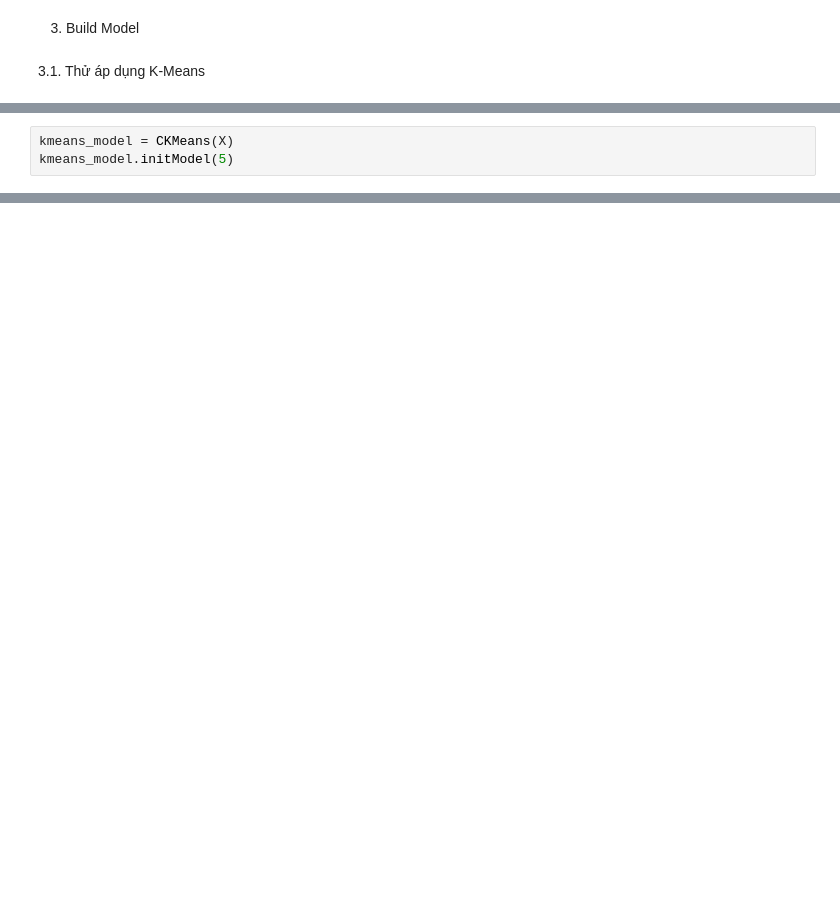
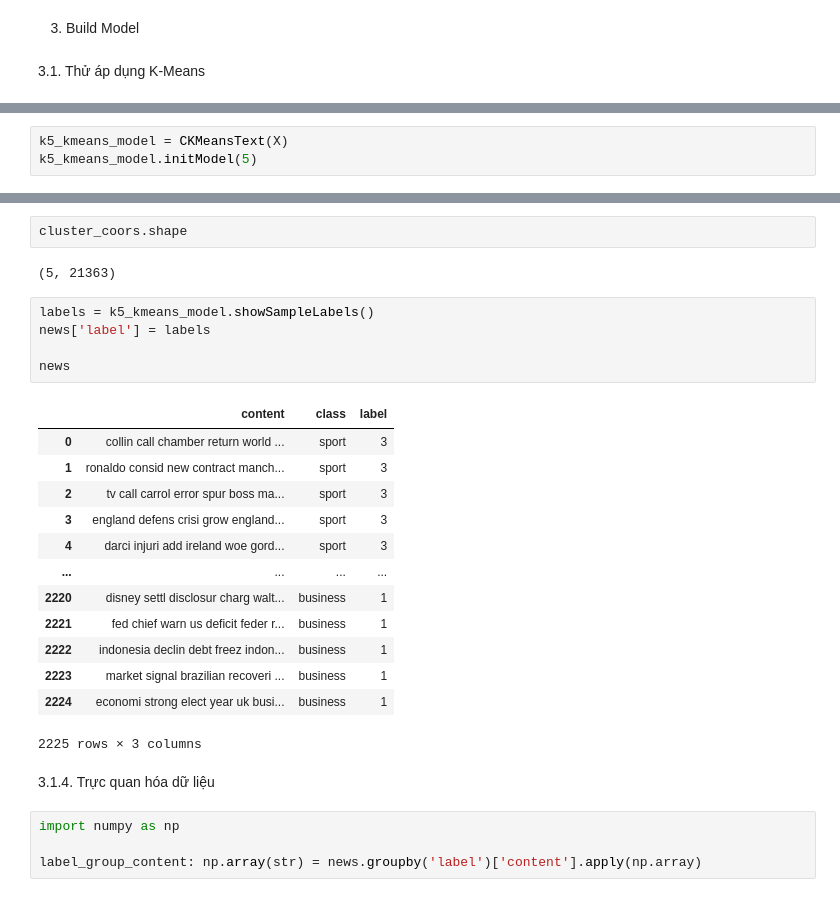
Before and after one commit to cuongpiger/CSC_Machine_Learning_with_Python, a Jupyter notebook: final_exam/bai_1_part_2.ipynb, the cells around one changed output, grey strips where cells are left out. Cells and saved outputs as stored; diff of their text form; blank space fills up the shorter version.

```diff
--- a/final_exam/bai_1_part_2.ipynb
+++ b/final_exam/bai_1_part_2.ipynb
@@ -52,3 +68,3 @@ from modules.kmeans import CKMeans
 # %%
-kmeans_model = CKMeans(X)
-kmeans_model.initModel(5)
+k5_kmeans_model = CKMeansText(X)
+k5_kmeans_model.initModel(5)
@@ -70,0 +86,29 @@ news['content'].values[0]
+# %%
+cluster_coors.shape
+# %% [output]
+(5, 21363)
+# %%
+labels = k5_kmeans_model.showSampleLabels()
+news['label'] = labels
+
+news
+# %% [output]
+|  | content | class | label |
+| 0 | collin call chamber return world ... | sport | 3 |
+| 1 | ronaldo consid new contract manch... | sport | 3 |
+| 2 | tv call carrol error spur boss ma... | sport | 3 |
+| 3 | england defens crisi grow england... | sport | 3 |
+| 4 | darci injuri add ireland woe gord... | sport | 3 |
+| ... | ... | ... | ... |
+| 2220 | disney settl disclosur charg walt... | business | 1 |
+| 2221 | fed chief warn us deficit feder r... | business | 1 |
+| 2222 | indonesia declin debt freez indon... | business | 1 |
+| 2223 | market signal brazilian recoveri ... | business | 1 |
+| 2224 | economi strong elect year uk busi... | business | 1 |
+2225 rows × 3 columns
+# %% [markdown]
+3.1.4. Trực quan hóa dữ liệu
+# %%
+import numpy as np
+
+label_group_content: np.array(str) = news.groupby('label')['content'].apply(np.array)
```
Also changed, not shown: parts of 18 cells of this notebook, 4 other files.
